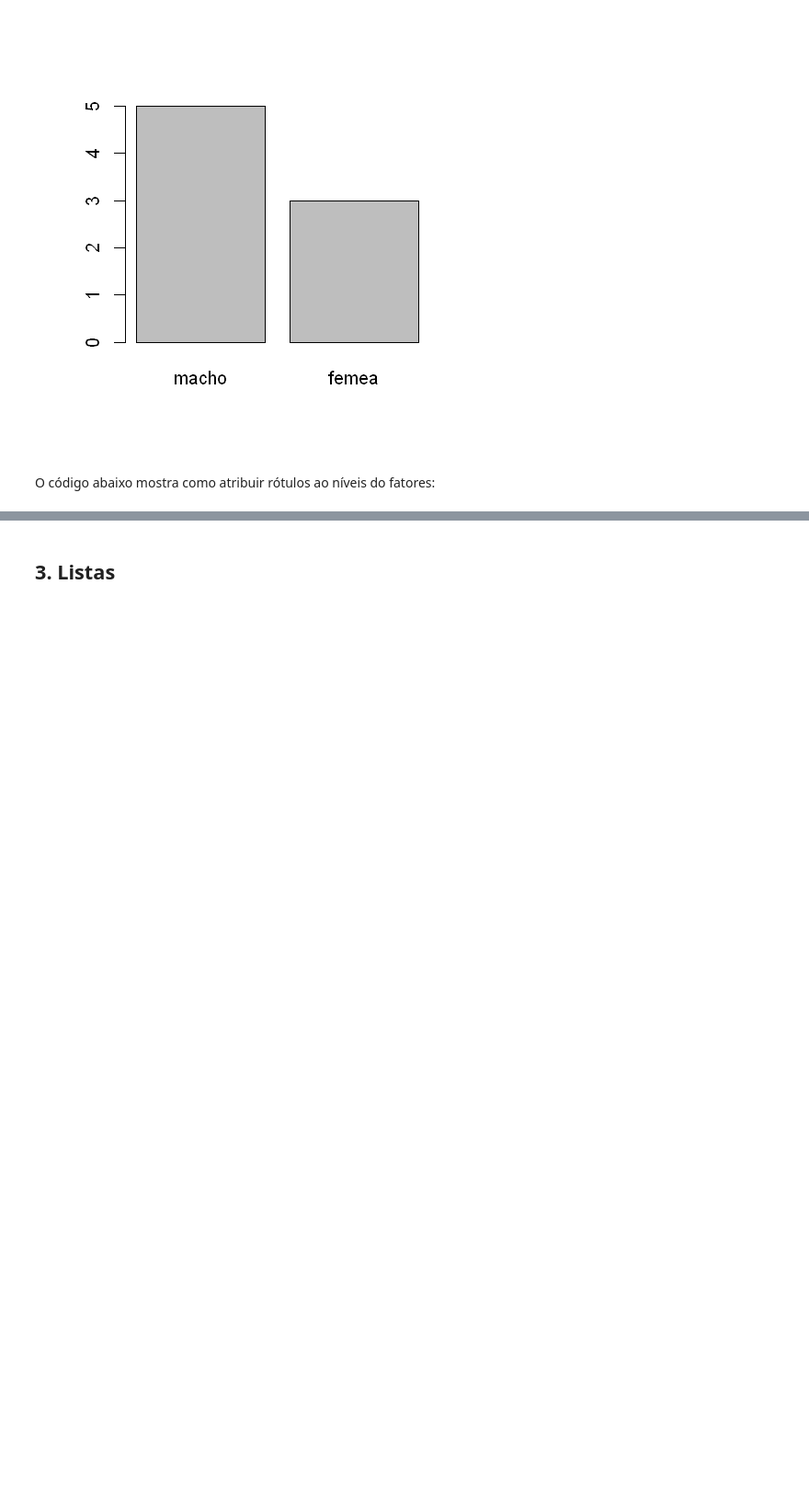
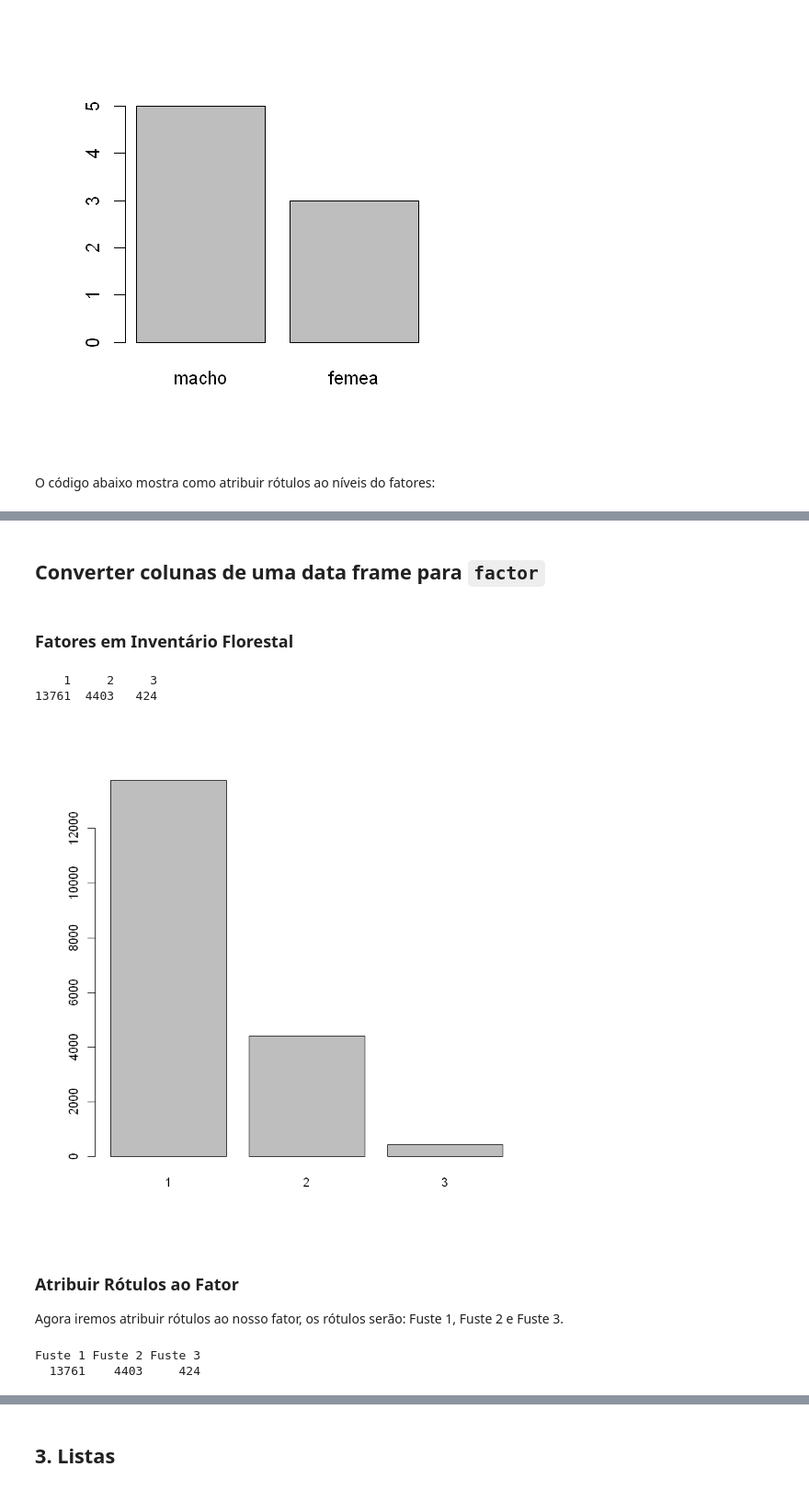
Before and after one commit to robson-cruz/Introducao_Analise_Dados_R, a Jupyter notebook: Modulo_1_Introducao_Linguagem_R_Aula_5.ipynb, the cells around one changed output, grey strips where cells are left out. Shown at 92% size. Saved outputs shown, nothing was run; the diff lists cells and outputs as text; code cells hidden in the pictures; blank space fills up the shorter version.

```diff
--- a/Modulo_1_Introducao_Linguagem_R_Aula_5.ipynb
+++ b/Modulo_1_Introducao_Linguagem_R_Aula_5.ipynb
@@ -85,0 +98,27 @@ levels(sexo_fator)
+# %% [markdown]
+## Converter colunas de uma data frame para `factor`
+# %% [markdown]
+### Fatores em Inventário Florestal
+# %%
+# Lê uma planilha csv com dados de inventário florestal
+inventario <- read.csv2('./data/UMF_4_UPA_4F_SINAFLOR_v03.csv',
+                encoding = 'latin1')
+# %%
+# Converter a coluna "QF" (qualidade do fuste) para fatores
+inventario$QF <- factor(inventario$QF,
+                        levels = c(1, 2, 3),
+                        ordered = TRUE)
+# %%
+# Resumo da coluna QF
+summary(inventario$QF)
+# %% [output]
+    1     2     3
+13761  4403   424
+# %%
+# Visualização gráfica dos fatores
+plot(inventario$QF)
+# %% [output]
+[figure, added]
+# %% [markdown]
+### Atribuir Rótulos ao Fator
+Agora iremos atribuir rótulos ao nosso fator, os rótulos serão: Fuste 1, Fuste 2 e Fuste 3.
@@ -85,0 +133,6 @@ levels(sexo_fator)
+# %%
+# Resumo da coluna QF
+summary(inventario$QF)
+# %% [output]
+Fuste 1 Fuste 2 Fuste 3
+  13761    4403     424
```
Also changed, not shown: parts of 45 cells of this notebook.
